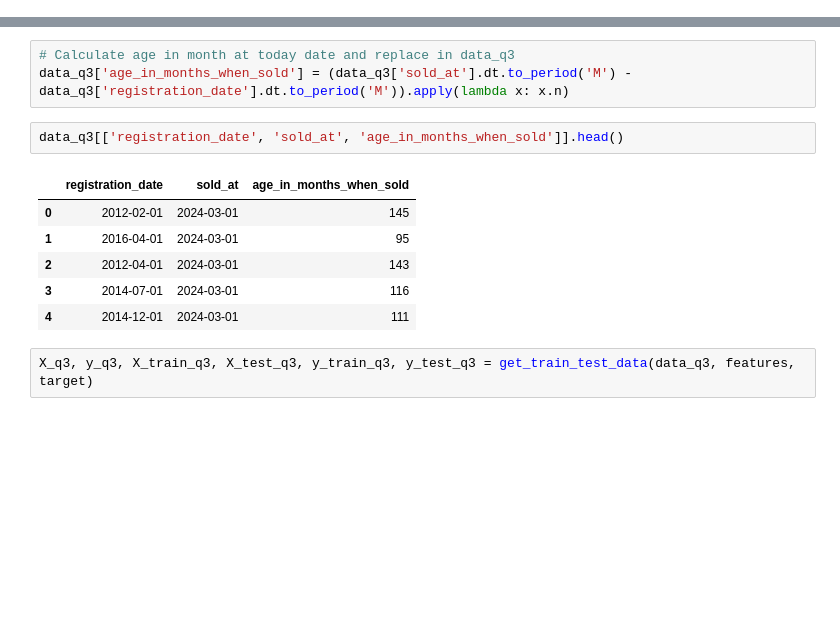
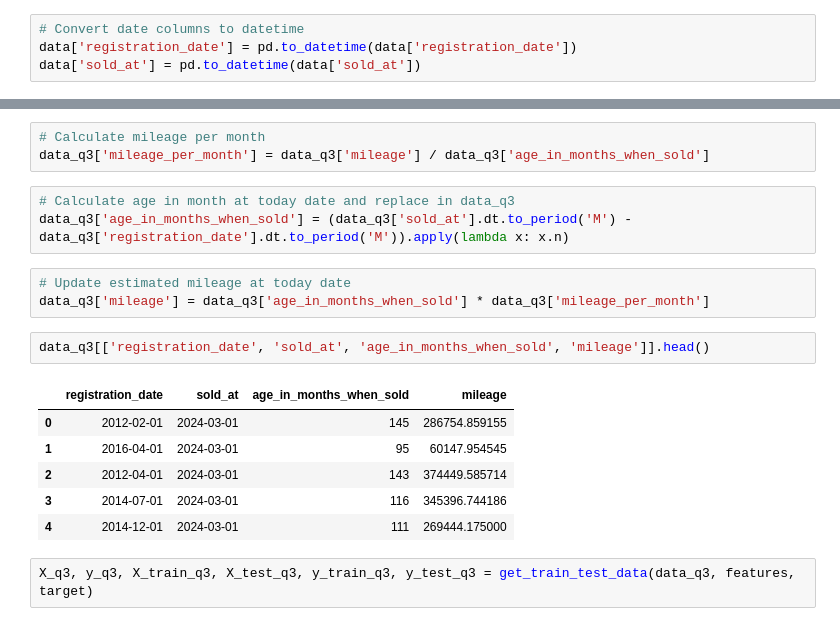
Before and after one commit to camontanezp/cars-price, a Jupyter notebook: notebooks/05_answer_questions.ipynb, the cells around one changed output, grey strips where cells are left out. Saved outputs shown, nothing was run; the diff lists cells and outputs as text; blank space fills up the shorter version.

```diff
--- a/notebooks/05_answer_questions.ipynb
+++ b/notebooks/05_answer_questions.ipynb
@@ -15,6 +15,10 @@ data = pd.read_csv(TRANSFORMED_DATA_DIR / 'transformed_data.csv')
 data.shape
 # %% [output]
 (4817, 22)
+# %%
+# Convert date columns to datetime
+data['registration_date'] = pd.to_datetime(data['registration_date'])
+data['sold_at'] = pd.to_datetime(data['sold_at'])
 # %%
 # Change data types from object to categorical
 from src.data import convert_object_columns_to_category
@@ -104,18 +134,24 @@ data_q3 = data.copy()
 data_q3['registration_date'] = pd.to_datetime(data_q3['registration_date'])
 data_q3['sold_at'] = today_date
 data_q3['sold_at'] = pd.to_datetime(data_q3['sold_at'])
+# %%
+# Calculate mileage per month
+data_q3['mileage_per_month'] = data_q3['mileage'] / data_q3['age_in_months_when_sold']
 # %%
 # Calculate age in month at today date and replace in data_q3
 data_q3['age_in_months_when_sold'] = (data_q3['sold_at'].dt.to_period('M') - data_q3['registration_date'].dt.to_period('M')).apply(lambda x: x.n)
+# %%
+# Update estimated mileage at today date
+data_q3['mileage'] = data_q3['age_in_months_when_sold'] * data_q3['mileage_per_month']
 # %%
-data_q3[['registration_date', 'sold_at', 'age_in_months_when_sold']].head()
+data_q3[['registration_date', 'sold_at', 'age_in_months_when_sold', 'mileage']].head()
 # %% [output]
-|  | registration_date | sold_at | age_in_months_when_sold |
-| 0 | 2012-02-01 | 2024-03-01 | 145 |
-| 1 | 2016-04-01 | 2024-03-01 | 95 |
-| 2 | 2012-04-01 | 2024-03-01 | 143 |
-| 3 | 2014-07-01 | 2024-03-01 | 116 |
-| 4 | 2014-12-01 | 2024-03-01 | 111 |
+|  | registration_date | sold_at | age_in_months_when_sold | mileage |
+| 0 | 2012-02-01 | 2024-03-01 | 145 | 286754.859155 |
+| 1 | 2016-04-01 | 2024-03-01 | 95 | 60147.954545 |
+| 2 | 2012-04-01 | 2024-03-01 | 143 | 374449.585714 |
+| 3 | 2014-07-01 | 2024-03-01 | 116 | 345396.744186 |
+| 4 | 2014-12-01 | 2024-03-01 | 111 | 269444.175000 |
 # %%
 X_q3, y_q3, X_train_q3, X_test_q3, y_train_q3, y_test_q3 = get_train_test_data(data_q3, features, target)
 # %%
```
Also changed, not shown: parts of 34 cells of this notebook.
